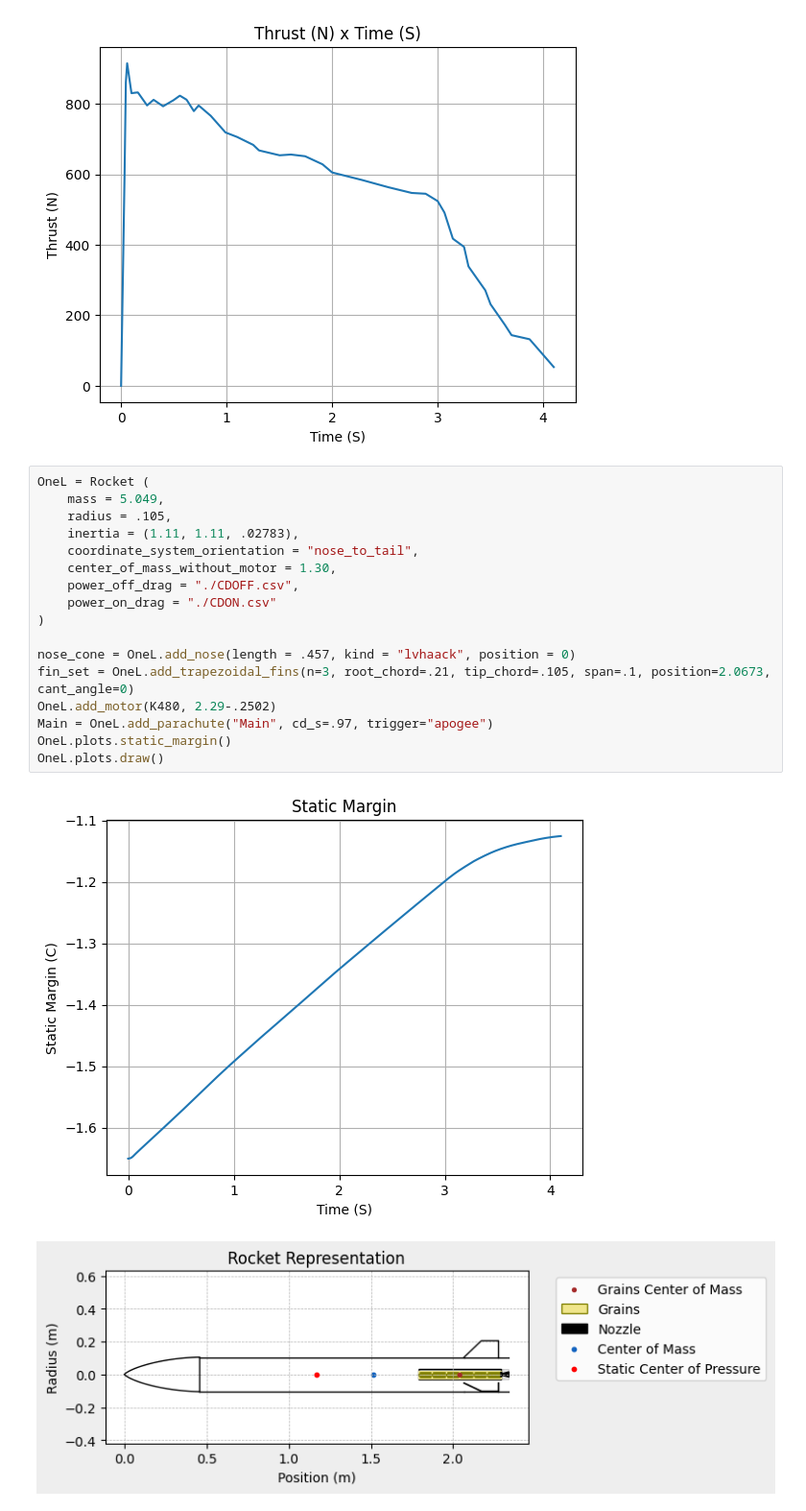
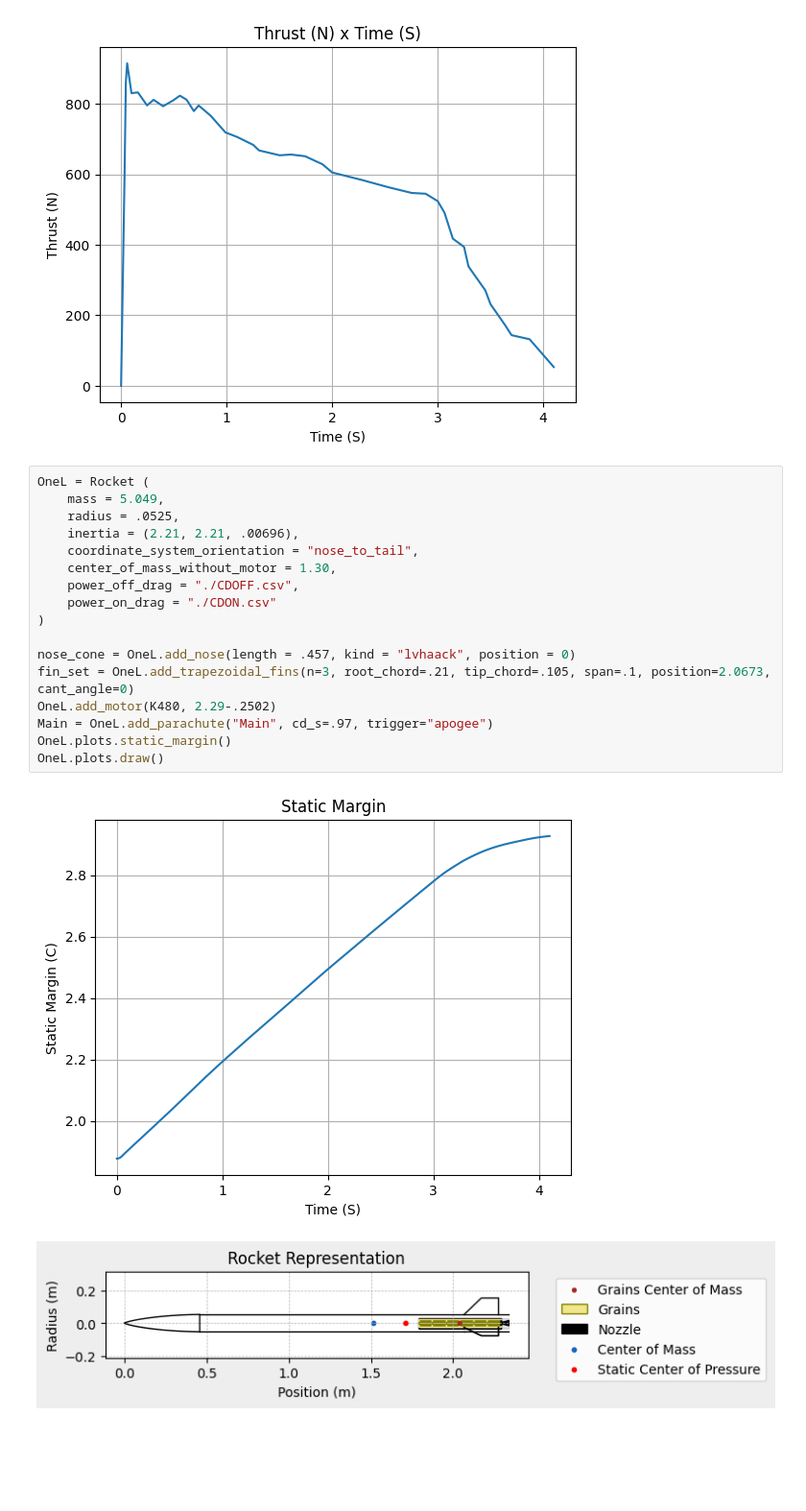
Before and after one commit to IanMeyer15/Test-Rocket, a Jupyter notebook: main.ipynb, the cells around one changed output. Shown at 96% size. Cells and saved outputs as stored; diff of their text form; blank space fills up the shorter version.

Commit message:
Fixed Body Radius

```diff
--- a/main.ipynb
+++ b/main.ipynb
@@ -44,23 +44,23 @@ Total Impulse: 2281.440 Ns
 # %%
 OneL = Rocket (
     mass = 5.049,
-    radius = .105,
-    inertia = (1.11, 1.11, .02783),
+    radius = .0525,
+    inertia = (2.21, 2.21, .00696),
     coordinate_system_orientation = "nose_to_tail",
     center_of_mass_without_motor = 1.30,
     power_off_drag = "./CDOFF.csv",
     power_on_drag = "./CDON.csv"
 )
 
 nose_cone = OneL.add_nose(length = .457, kind = "lvhaack", position = 0)
 fin_set = OneL.add_trapezoidal_fins(n=3, root_chord=.21, tip_chord=.105, span=.1, position=2.0673, cant_angle=0)
 OneL.add_motor(K480, 2.29-.2502)
 Main = OneL.add_parachute("Main", cd_s=.97, trigger="apogee")
 OneL.plots.static_margin()
 OneL.plots.draw()
 # %% [output]
-[figure, old version]
+[figure, new version]
-[figure, old version]
+[figure, new version]
 # %%
 env = Environment(latitude=32.990254, longitude=-106.974998, elevation=1400)
 
```
Also changed, not shown: parts of 1 cell of this notebook.
